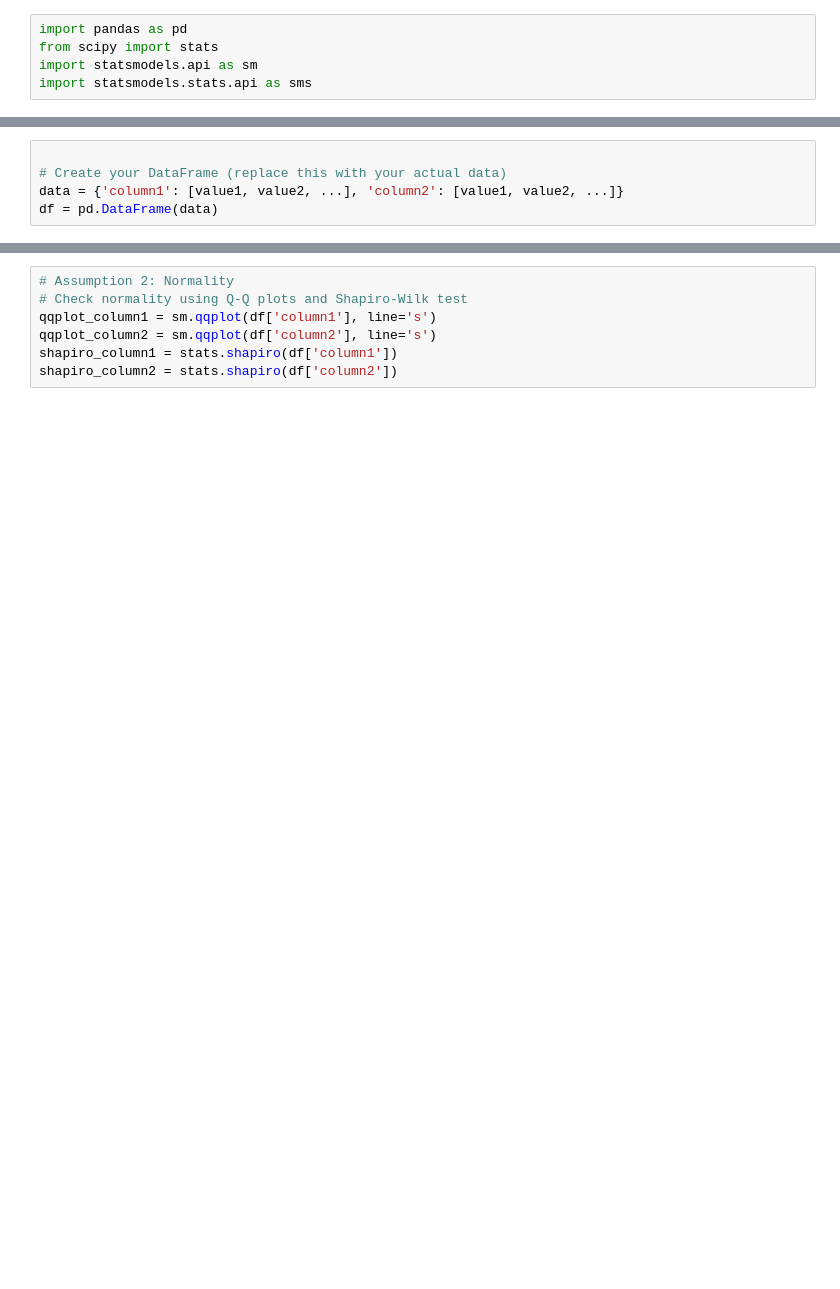
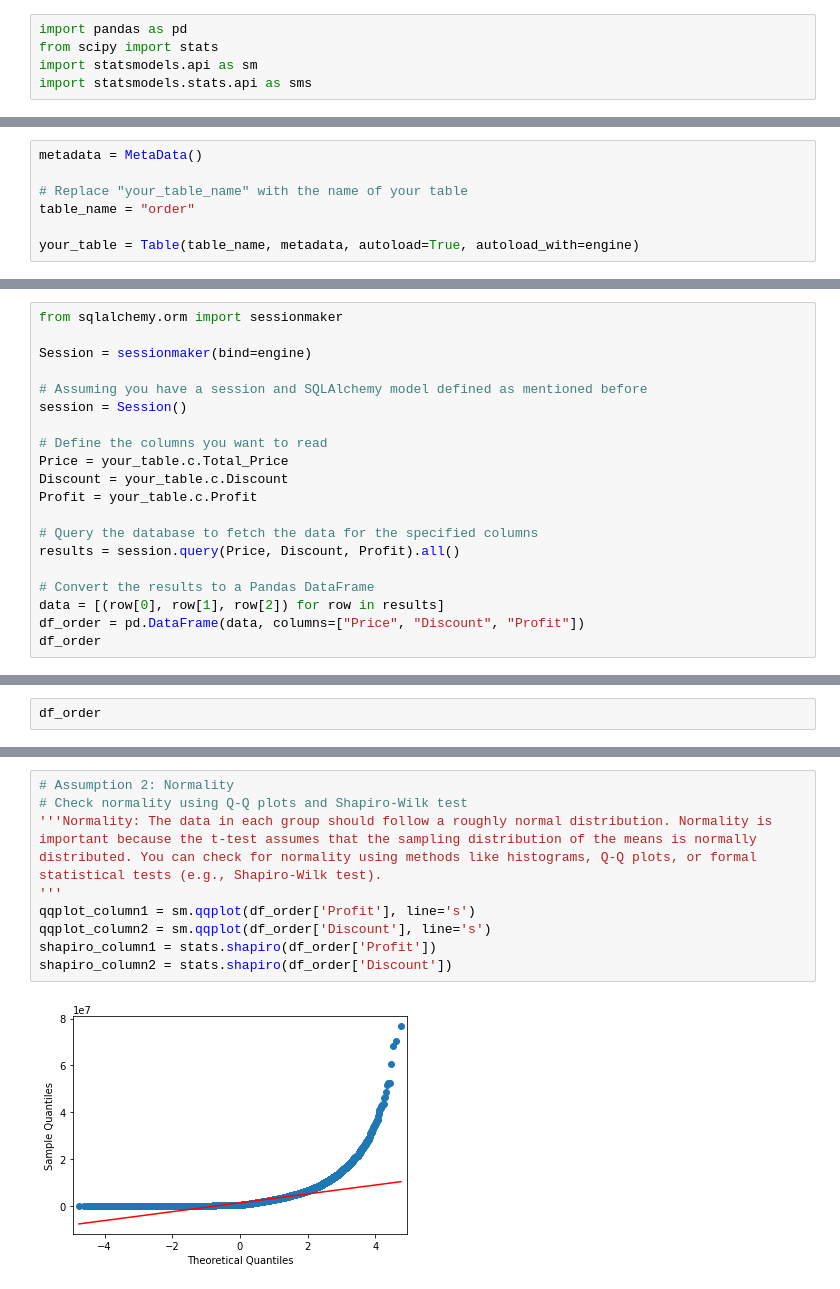
Before and after one commit to realBagher/Laptop_analysis_and_Warehousing_g3, a Jupyter notebook: Tasks/task 3/task_3.ipynb, the cells around one changed output, grey strips where cells are left out. Cells and saved outputs as stored; diff of their text form; blank space fills up the shorter version.

```diff
--- a/Tasks/task 3/task_3.ipynb
+++ b/Tasks/task 3/task_3.ipynb
@@ -5,0 +30,7 @@ import statsmodels.stats.api as sms
+# %%
+metadata = MetaData()
+
+# Replace "your_table_name" with the name of your table
+table_name = "order"
+
+your_table = Table(table_name, metadata, autoload=True, autoload_with=engine)
@@ -5,0 +49,20 @@ import statsmodels.stats.api as sms
+# %%
+from sqlalchemy.orm import sessionmaker
+
+Session = sessionmaker(bind=engine)
+
+# Assuming you have a session and SQLAlchemy model defined as mentioned before
+session = Session()
+
+# Define the columns you want to read
+Price = your_table.c.Total_Price
+Discount = your_table.c.Discount
+Profit = your_table.c.Profit
+
+# Query the database to fetch the data for the specified columns
+results = session.query(Price, Discount, Profit).all()
+
+# Convert the results to a Pandas DataFrame
+data = [(row[0], row[1], row[2]) for row in results]
+df_order = pd.DataFrame(data, columns=["Price", "Discount", "Profit"])
+df_order
@@ -6,5 +91,2 @@ import statsmodels.stats.api as sms
 # %%
-
-# Create your DataFrame (replace this with your actual data)
-data = {'column1': [value1, value2, ...], 'column2': [value1, value2, ...]}
-df = pd.DataFrame(data)
+df_order
@@ -20,7 +172,11 @@ t_stat, p_value = stats.ttest_ind(df['column1'], df['column2'])
 # %%
 # Assumption 2: Normality
 # Check normality using Q-Q plots and Shapiro-Wilk test
-qqplot_column1 = sm.qqplot(df['column1'], line='s')
-qqplot_column2 = sm.qqplot(df['column2'], line='s')
-shapiro_column1 = stats.shapiro(df['column1'])
-shapiro_column2 = stats.shapiro(df['column2'])
+'''Normality: The data in each group should follow a roughly normal distribution. Normality is important because the t-test assumes that the sampling distribution of the means is normally distributed. You can check for normality using methods like histograms, Q-Q plots, or formal statistical tests (e.g., Shapiro-Wilk test).
+'''
+qqplot_column1 = sm.qqplot(df_order['Profit'], line='s')
+qqplot_column2 = sm.qqplot(df_order['Discount'], line='s')
+shapiro_column1 = stats.shapiro(df_order['Profit'])
+shapiro_column2 = stats.shapiro(df_order['Discount'])
+# %% [output]
+[figure, added]
```
Also changed, not shown: parts of 17 cells of this notebook.
